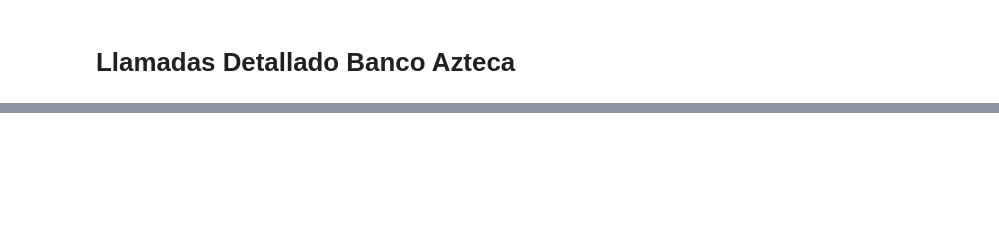
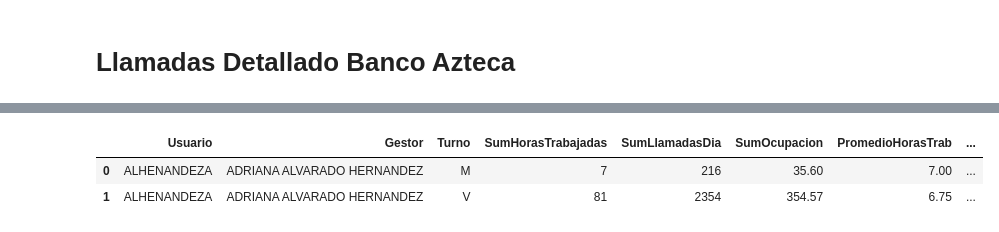
Before and after one commit to ericklopz1097/Profesionales-en-Recuperacion, a Jupyter notebook: ControlGestorBaz.ipynb, the cells around one changed output, grey strips where cells are left out. Saved outputs shown, nothing was run; the diff lists cells and outputs as text; code cells hidden in the pictures; blank space fills up the shorter version.

```diff
--- a/ControlGestorBaz.ipynb
+++ b/ControlGestorBaz.ipynb
@@ -88,0 +154,11 @@ llamadas_cred['turno'] = np.where(llamadas_cred['call_time_hour']<=14,'M','V')
+# %%
+control_performance_baz_turno = pd.pivot_table(performance_baz,index=['usuario','nombre_usuario','turno'],values=['llamadas','ocupacion','horas_trabajadas'],aggfunc=[np.sum,np.mean,'count',min,max])
+control_performance_baz_turno = to_dataframe(control_performance_baz_turno)
+control_performance_baz_turno = control_performance_baz_turno.iloc[:,[0,1,2,3,4,5,6,7,8,9,12,13,14,15,16,17]]
+control_performance_baz_turno.columns = ['Usuario','Gestor','Turno','SumHorasTrabajadas','SumLlamadasDia','SumOcupacion','PromedioHorasTrab','PromedioLlamadasDia','PromedioOcupacion','DiasAsitencia','MinHoras','MinLlamadasDia','MinOcupacion','MaxHoras','MaxLlamadasDia','MaxOcupacion']
+control_performance_baz_turno['LlamadasHora'] = control_performance_baz_turno['SumLlamadasDia']/control_performance_baz_turno['SumHorasTrabajadas']
+control_performance_baz_turno.head(2)
+# %% [output]
+|  | Usuario | Gestor | Turno | SumHorasTrabajadas | SumLlamadasDia | SumOcupacion | PromedioHorasTrab | ... |
+| 0 | ALHENANDEZA | ADRIANA ALVARADO HERNANDEZ | M | 7 | 216 | 35.60 | 7.00 | ... |
+| 1 | ALHENANDEZA | ADRIANA ALVARADO HERNANDEZ | V | 81 | 2354 | 354.57 | 6.75 | ... |
```
Also changed, not shown: parts of 23 cells of this notebook, 7 other files.
